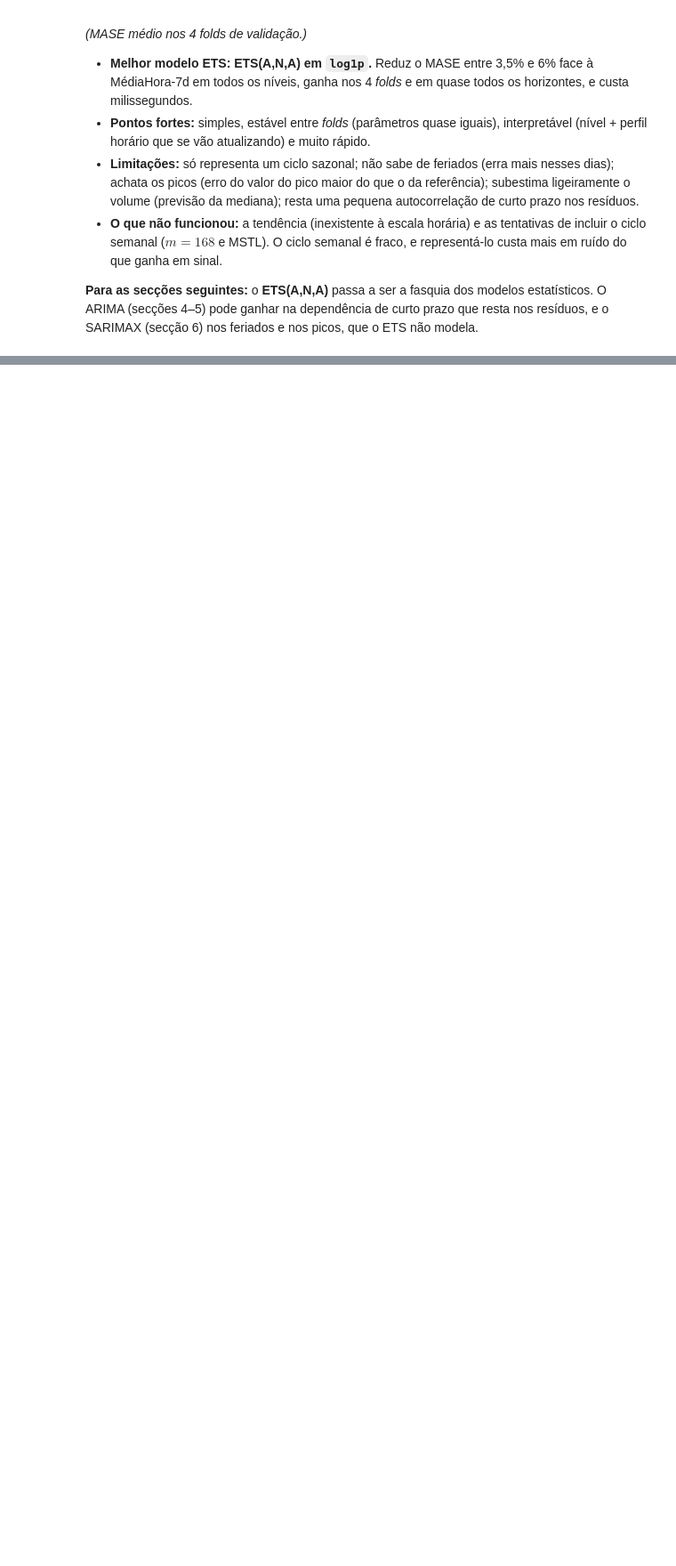
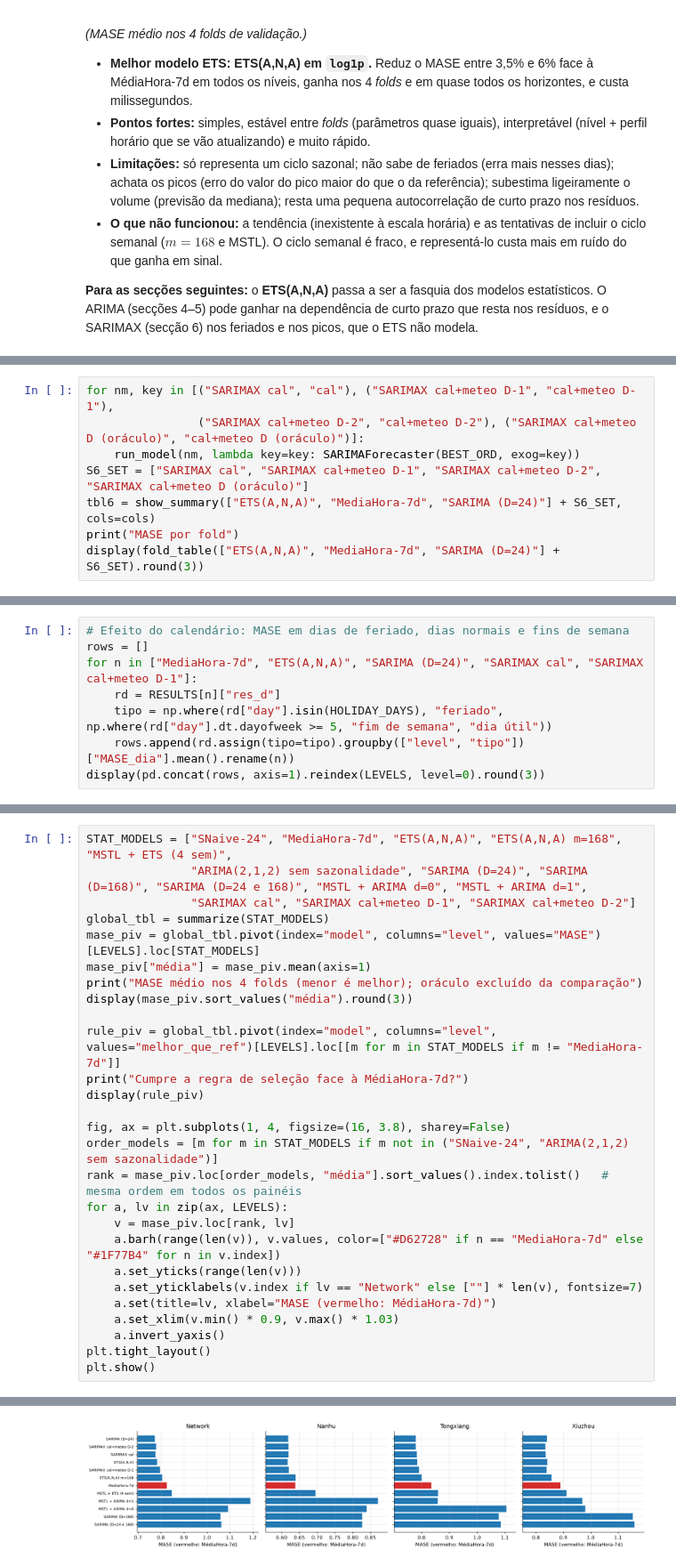
Before and after one commit to marianaCorreiia/MINDD-GPA-1260527-1211883-1231261, a Jupyter notebook: Parte2/task2.ipynb, the cells around one changed output, grey strips where cells are left out. Shown at 89% size. Drawn from its saved outputs; the diff is of its cells as text; blank space fills up the shorter version.

```diff
--- a/Parte2/task2.ipynb
+++ b/Parte2/task2.ipynb
@@ -1083,0 +1815,8 @@ print(f"{len(EXPORT)} ficheiros de previsões + fit_times_task2.csv + summary_et
+# %%
+for nm, key in [("SARIMAX cal", "cal"), ("SARIMAX cal+meteo D-1", "cal+meteo D-1"),
+                ("SARIMAX cal+meteo D-2", "cal+meteo D-2"), ("SARIMAX cal+meteo D (oráculo)", "cal+meteo D (oráculo)")]:
+    run_model(nm, lambda key=key: SARIMAForecaster(BEST_ORD, exog=key))
+S6_SET = ["SARIMAX cal", "SARIMAX cal+meteo D-1", "SARIMAX cal+meteo D-2", "SARIMAX cal+meteo D (oráculo)"]
+tbl6 = show_summary(["ETS(A,N,A)", "MediaHora-7d", "SARIMA (D=24)"] + S6_SET, cols=cols)
+print("MASE por fold")
+display(fold_table(["ETS(A,N,A)", "MediaHora-7d", "SARIMA (D=24)"] + S6_SET).round(3))
@@ -1083,0 +1949,8 @@ print(f"{len(EXPORT)} ficheiros de previsões + fit_times_task2.csv + summary_et
+# %%
+# Efeito do calendário: MASE em dias de feriado, dias normais e fins de semana
+rows = []
+for n in ["MediaHora-7d", "ETS(A,N,A)", "SARIMA (D=24)", "SARIMAX cal", "SARIMAX cal+meteo D-1"]:
+    rd = RESULTS[n]["res_d"]
+    tipo = np.where(rd["day"].isin(HOLIDAY_DAYS), "feriado", np.where(rd["day"].dt.dayofweek >= 5, "fim de semana", "dia útil"))
+    rows.append(rd.assign(tipo=tipo).groupby(["level", "tipo"])["MASE_dia"].mean().rename(n))
+display(pd.concat(rows, axis=1).reindex(LEVELS, level=0).round(3))
@@ -1083,0 +1986,28 @@ print(f"{len(EXPORT)} ficheiros de previsões + fit_times_task2.csv + summary_et
+# %%
+STAT_MODELS = ["SNaive-24", "MediaHora-7d", "ETS(A,N,A)", "ETS(A,N,A) m=168", "MSTL + ETS (4 sem)",
+               "ARIMA(2,1,2) sem sazonalidade", "SARIMA (D=24)", "SARIMA (D=168)", "SARIMA (D=24 e 168)", "MSTL + ARIMA d=0", "MSTL + ARIMA d=1",
+               "SARIMAX cal", "SARIMAX cal+meteo D-1", "SARIMAX cal+meteo D-2"]
+global_tbl = summarize(STAT_MODELS)
+mase_piv = global_tbl.pivot(index="model", columns="level", values="MASE")[LEVELS].loc[STAT_MODELS]
+mase_piv["média"] = mase_piv.mean(axis=1)
+print("MASE médio nos 4 folds (menor é melhor); oráculo excluído da comparação")
+display(mase_piv.sort_values("média").round(3))
+
+rule_piv = global_tbl.pivot(index="model", columns="level", values="melhor_que_ref")[LEVELS].loc[[m for m in STAT_MODELS if m != "MediaHora-7d"]]
+print("Cumpre a regra de seleção face à MédiaHora-7d?")
+display(rule_piv)
+
+fig, ax = plt.subplots(1, 4, figsize=(16, 3.8), sharey=False)
+order_models = [m for m in STAT_MODELS if m not in ("SNaive-24", "ARIMA(2,1,2) sem sazonalidade")]
+rank = mase_piv.loc[order_models, "média"].sort_values().index.tolist()   # mesma ordem em todos os painéis
+for a, lv in zip(ax, LEVELS):
+    v = mase_piv.loc[rank, lv]
+    a.barh(range(len(v)), v.values, color=["#D62728" if n == "MediaHora-7d" else "#1F77B4" for n in v.index])
+    a.set_yticks(range(len(v)))
+    a.set_yticklabels(v.index if lv == "Network" else [""] * len(v), fontsize=7)
+    a.set(title=lv, xlabel="MASE (vermelho: MédiaHora-7d)")
+    a.set_xlim(v.min() * 0.9, v.max() * 1.03)
+    a.invert_yaxis()
+plt.tight_layout()
+plt.show()
+# %% [output]
@@ -1083,0 +2047 @@ print(f"{len(EXPORT)} ficheiros de previsões + fit_times_task2.csv + summary_et
+[figure, added]
```
Also changed, not shown: parts of 58 cells of this notebook, 3 other files.
